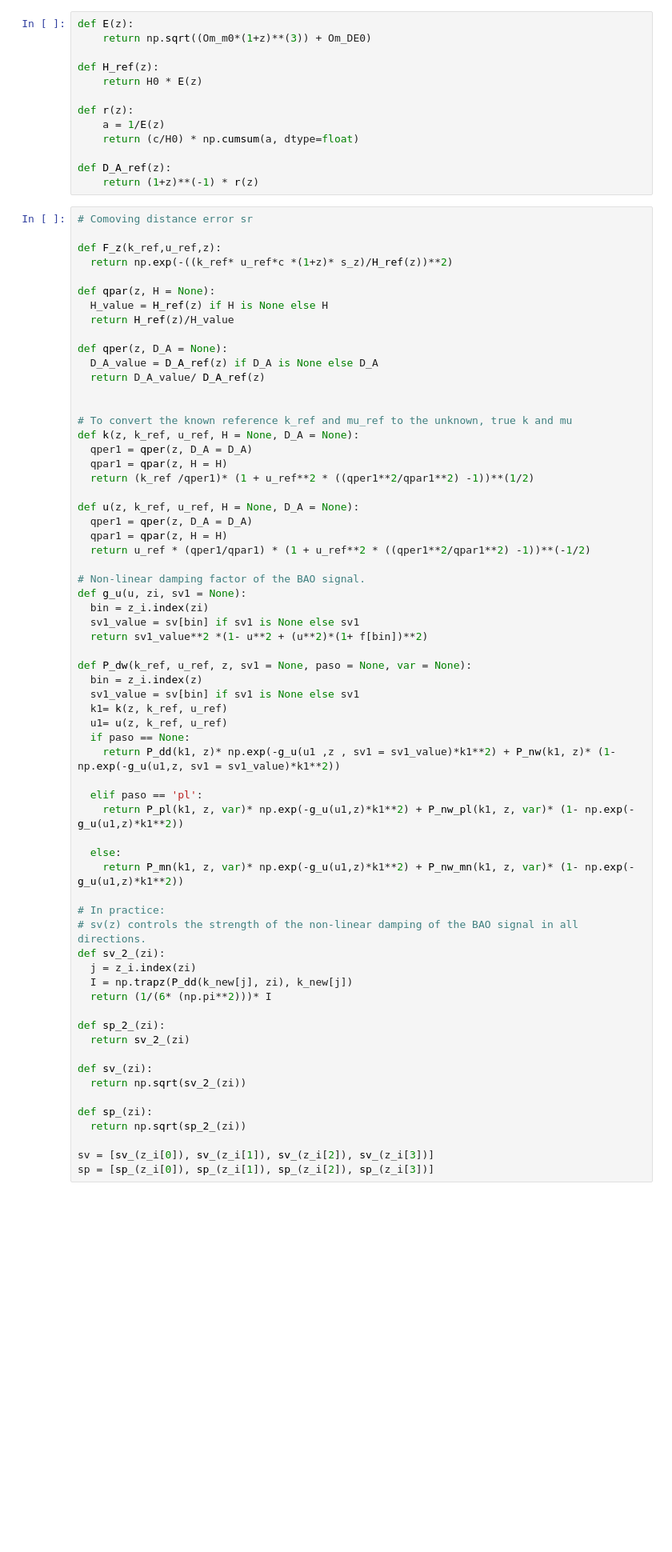
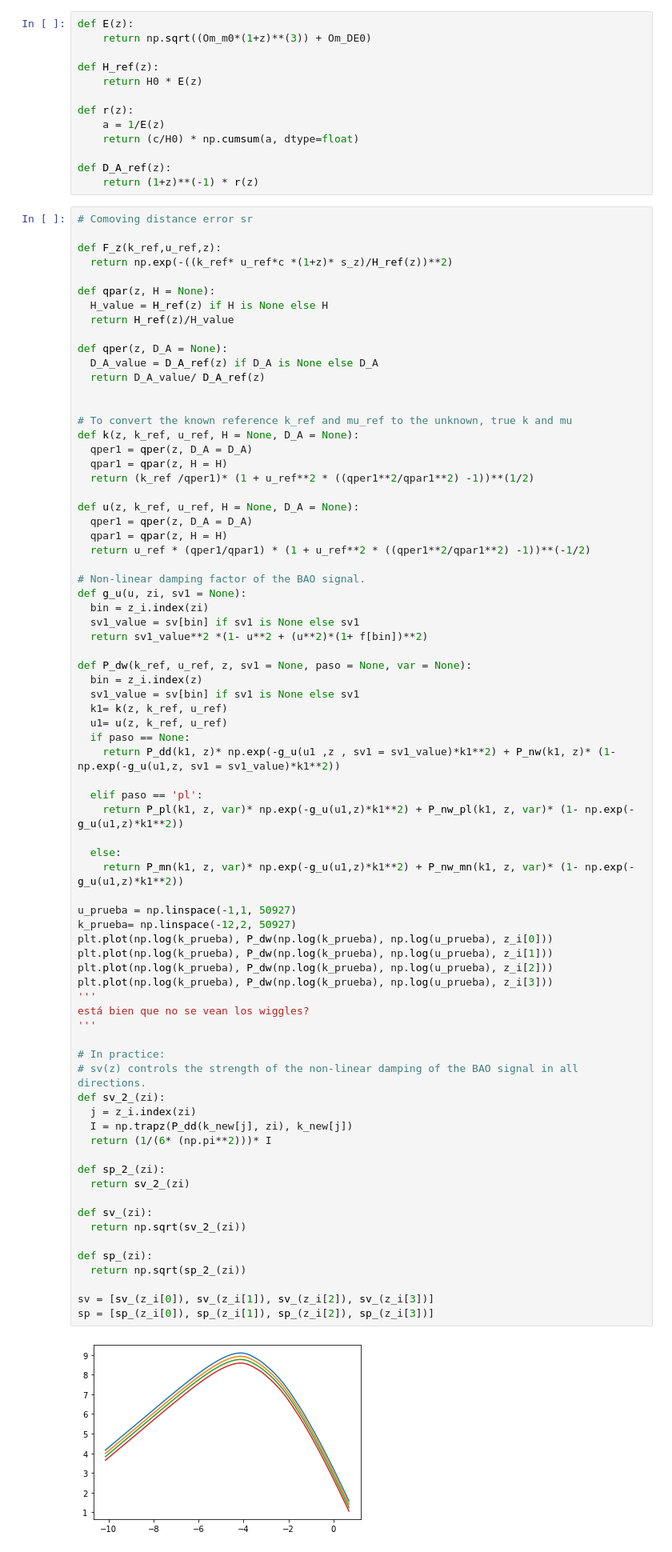
Before and after one commit to antoniacisternas/Forecast-validation-for-Euclid., a Jupyter notebook: Fisher_matrix.ipynb, the cells around one changed output. Shown at 80% size. Cells and saved outputs as stored; diff of their text form; blank space fills up the shorter version.

```diff
--- a/Fisher_matrix.ipynb
+++ b/Fisher_matrix.ipynb
@@ -349,33 +383,45 @@ def P_dw(k_ref, u_ref, z, sv1 = None, paso = None, var = None):
   sv1_value = sv[bin] if sv1 is None else sv1
   k1= k(z, k_ref, u_ref)
   u1= u(z, k_ref, u_ref)
   if paso == None:
     return P_dd(k1, z)* np.exp(-g_u(u1 ,z , sv1 = sv1_value)*k1**2) + P_nw(k1, z)* (1- np.exp(-g_u(u1,z, sv1 = sv1_value)*k1**2))
 
   elif paso == 'pl':
     return P_pl(k1, z, var)* np.exp(-g_u(u1,z)*k1**2) + P_nw_pl(k1, z, var)* (1- np.exp(-g_u(u1,z)*k1**2))
 
   else:
     return P_mn(k1, z, var)* np.exp(-g_u(u1,z)*k1**2) + P_nw_mn(k1, z, var)* (1- np.exp(-g_u(u1,z)*k1**2))
 
+u_prueba = np.linspace(-1,1, 50927)
+k_prueba= np.linspace(-12,2, 50927)
+plt.plot(np.log(k_prueba), P_dw(np.log(k_prueba), np.log(u_prueba), z_i[0]))
+plt.plot(np.log(k_prueba), P_dw(np.log(k_prueba), np.log(u_prueba), z_i[1]))
+plt.plot(np.log(k_prueba), P_dw(np.log(k_prueba), np.log(u_prueba), z_i[2]))
+plt.plot(np.log(k_prueba), P_dw(np.log(k_prueba), np.log(u_prueba), z_i[3]))
+'''
+está bien que no se vean los wiggles?
+'''
+
 # In practice:
 # sv(z) controls the strength of the non-linear damping of the BAO signal in all directions.
 def sv_2_(zi):
   j = z_i.index(zi)
   I = np.trapz(P_dd(k_new[j], zi), k_new[j])
   return (1/(6* (np.pi**2)))* I
 
 def sp_2_(zi):
   return sv_2_(zi)
 
 def sv_(zi):
   return np.sqrt(sv_2_(zi))
 
 def sp_(zi):
   return np.sqrt(sp_2_(zi))
 
 sv = [sv_(z_i[0]), sv_(z_i[1]), sv_(z_i[2]), sv_(z_i[3])]
 sp = [sp_(z_i[0]), sp_(z_i[1]), sp_(z_i[2]), sp_(z_i[3])]
+# %% [output]
+[figure, added]
 # %%
 # Full non-linear model
 def P_obs(k_ref, u_ref, zi, bs81=None, fs81=None, f1= None , sp1=None, s81= None, H= None, D_A = None):
```
Also changed, not shown: parts of 3 cells of this notebook.
